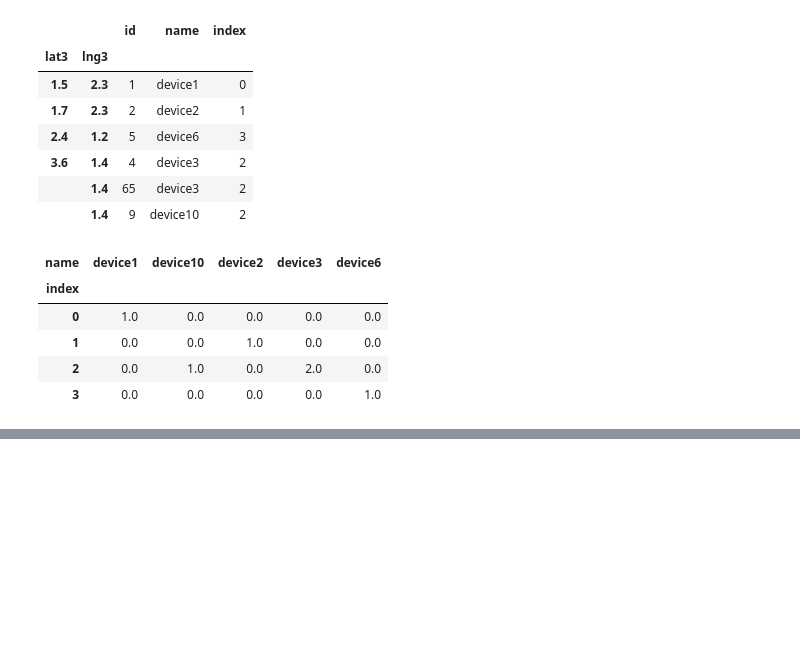
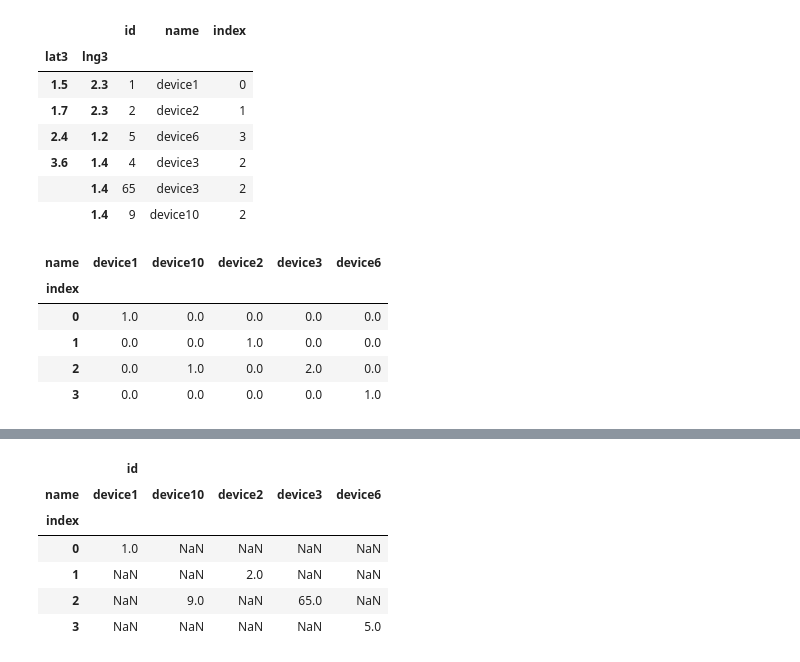
Before and after one commit to tfukami/AD_study, a Jupyter notebook: pandas_test.ipynb, the cells around one changed output, grey strips where cells are left out. Saved outputs shown, nothing was run; the diff lists cells and outputs as text; code cells hidden in the pictures; blank space fills up the shorter version.

```diff
--- a/pandas_test.ipynb
+++ b/pandas_test.ipynb
@@ -633,3 +644,6 @@ g
 | 1 | 0.0 | 0.0 | 1.0 | 0.0 | 0.0 |
 | 2 | 0.0 | 1.0 | 0.0 | 2.0 | 0.0 |
 | 3 | 0.0 | 0.0 | 0.0 | 0.0 | 1.0 |
+# %%
+g1 = data.groupby(['index', 'name']).max()
+g1
@@ -635,0 +658,10 @@ g
+# %%
+g1.unstack()
+# %% [output]
+|  | id |  |  |  |  |
+| name | device1 | device10 | device2 | device3 | device6 |
+| index |  |  |  |  |  |
+| 0 | 1.0 | NaN | NaN | NaN | NaN |
+| 1 | NaN | NaN | 2.0 | NaN | NaN |
+| 2 | NaN | 9.0 | NaN | 65.0 | NaN |
+| 3 | NaN | NaN | NaN | NaN | 5.0 |
```
Also changed, not shown: parts of 2 cells of this notebook, 1 other file.
